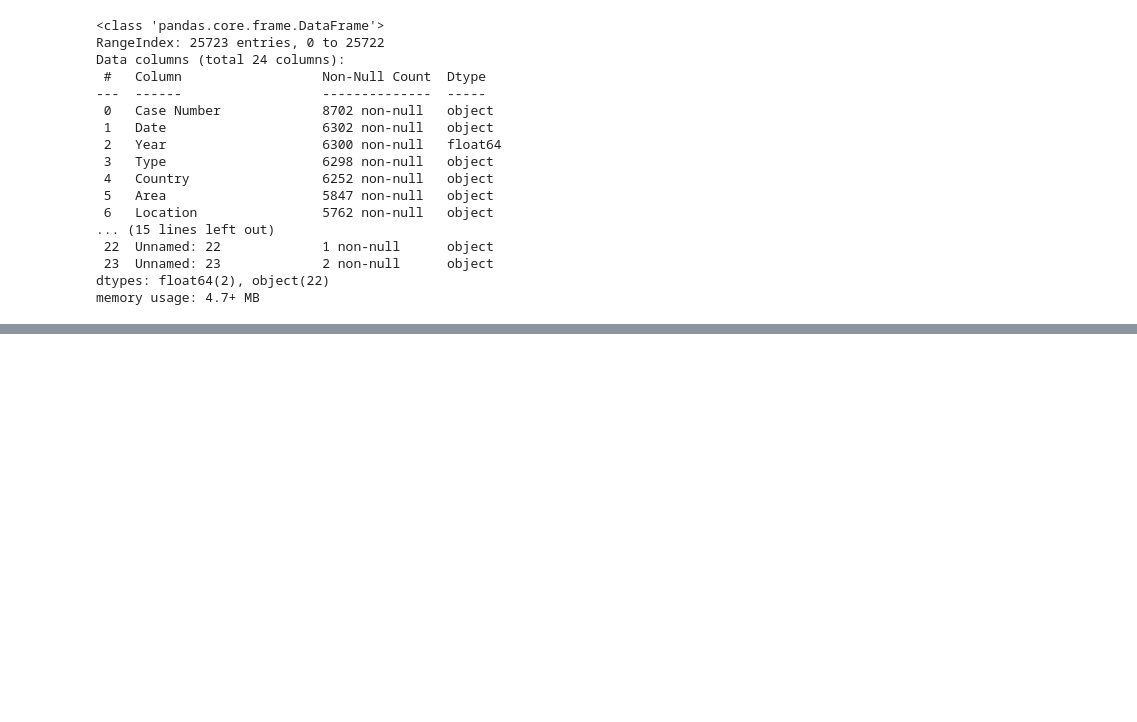
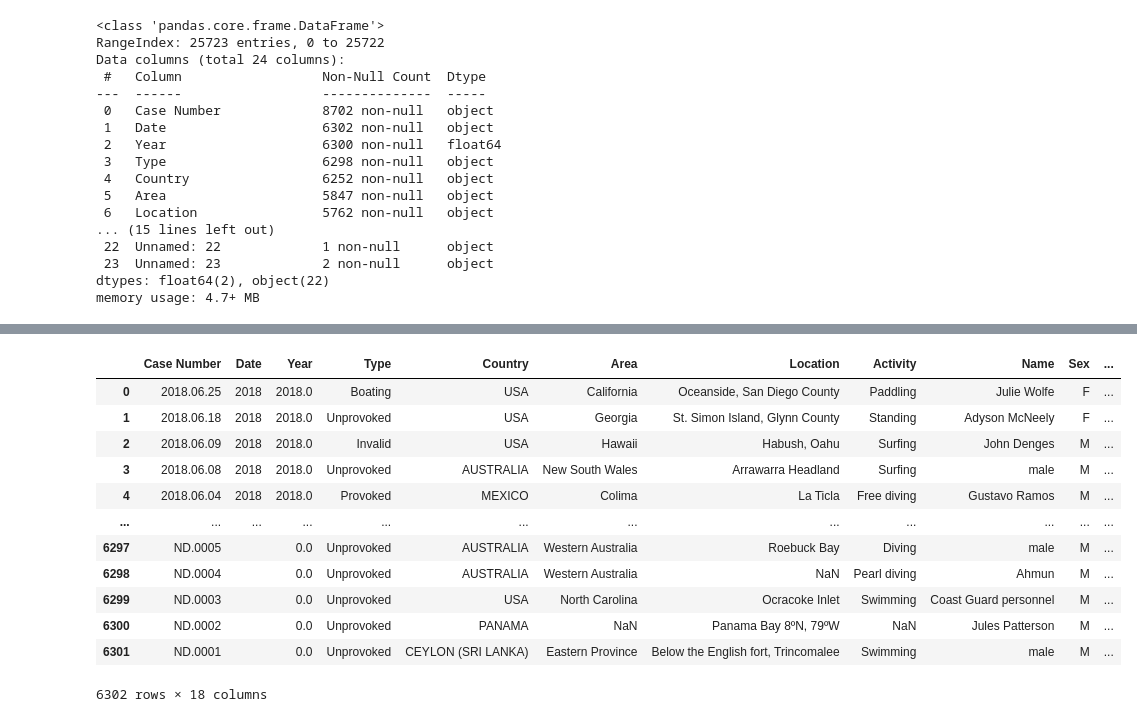
Before and after one commit to Os-f-dev/datamex_012021, a Jupyter notebook: module-1/pandas-project/your-code/Untitled1.ipynb, the cells around one changed output, grey strips where cells are left out. Saved outputs shown, nothing was run; the diff lists cells and outputs as text; code cells hidden in the pictures; blank space fills up the shorter version.

```diff
--- a/module-1/pandas-project/your-code/Untitled1.ipynb
+++ b/module-1/pandas-project/your-code/Untitled1.ipynb
@@ -29,4 +29,4 @@ Data columns (total 24 columns):
 dtypes: float64(2), object(22)
 memory usage: 4.7+ MB
 # %%
-df.drop([ 'Unnamed: 22', 'Unnamed: 23'] , axis = 1, inplace = True)
+df.drop([ 'Unnamed: 22', 'Unnamed: 23', 'href formula' , 'pdf', 'Case Number.1', 'Case Number.2'] , axis = 1, inplace = True)
@@ -41,0 +52,2 @@ df.drop(indexNames , inplace=True)
+# %%
+df['Case Number']=df['Case Number'].astype('str')
@@ -42,4 +56,20 @@ df.drop(indexNames , inplace=True)
 # %%
-df['Year'] = df['Year'].astype('str')
-
-#df['Year2']=df['Date'].apply(lambda x: "-".join([str(_) for _ in re.findall('-(\d+)',x)]))
+df['Date'] = df['Case Number'].apply(lambda x: "-".join(re.findall('(^\d+)',x)))
+# %%
+#Hago copia de mi DataFrame
+df2=df.copy()
+df2
+# %% [output]
+|  | Case Number | Date | Year | Type | Country | Area | Location | Activity | Name | Sex | ... |
+| 0 | 2018.06.25 | 2018 | 2018.0 | Boating | USA | California | Oceanside, San Diego County | Paddling | Julie Wolfe | F | ... |
+| 1 | 2018.06.18 | 2018 | 2018.0 | Unprovoked | USA | Georgia | St. Simon Island, Glynn County | Standing | Adyson McNeely | F | ... |
+| 2 | 2018.06.09 | 2018 | 2018.0 | Invalid | USA | Hawaii | Habush, Oahu | Surfing | John Denges | M | ... |
+| 3 | 2018.06.08 | 2018 | 2018.0 | Unprovoked | AUSTRALIA | New South Wales | Arrawarra Headland | Surfing | male | M | ... |
+| 4 | 2018.06.04 | 2018 | 2018.0 | Provoked | MEXICO | Colima | La Ticla | Free diving | Gustavo Ramos | M | ... |
+| ... | ... | ... | ... | ... | ... | ... | ... | ... | ... | ... | ... |
+| 6297 | ND.0005 |  | 0.0 | Unprovoked | AUSTRALIA | Western Australia | Roebuck Bay | Diving | male | M | ... |
+| 6298 | ND.0004 |  | 0.0 | Unprovoked | AUSTRALIA | Western Australia | NaN | Pearl diving | Ahmun | M | ... |
+| 6299 | ND.0003 |  | 0.0 | Unprovoked | USA | North Carolina | Ocracoke Inlet | Swimming | Coast Guard personnel | M | ... |
+| 6300 | ND.0002 |  | 0.0 | Unprovoked | PANAMA | NaN | Panama Bay 8ºN, 79ºW | NaN | Jules Patterson | M | ... |
+| 6301 | ND.0001 |  | 0.0 | Unprovoked | CEYLON (SRI LANKA) | Eastern Province | Below the English fort, Trincomalee | Swimming | male | M | ... |
+6302 rows × 18 columns
```
Also changed, not shown: parts of 18 cells of this notebook.
